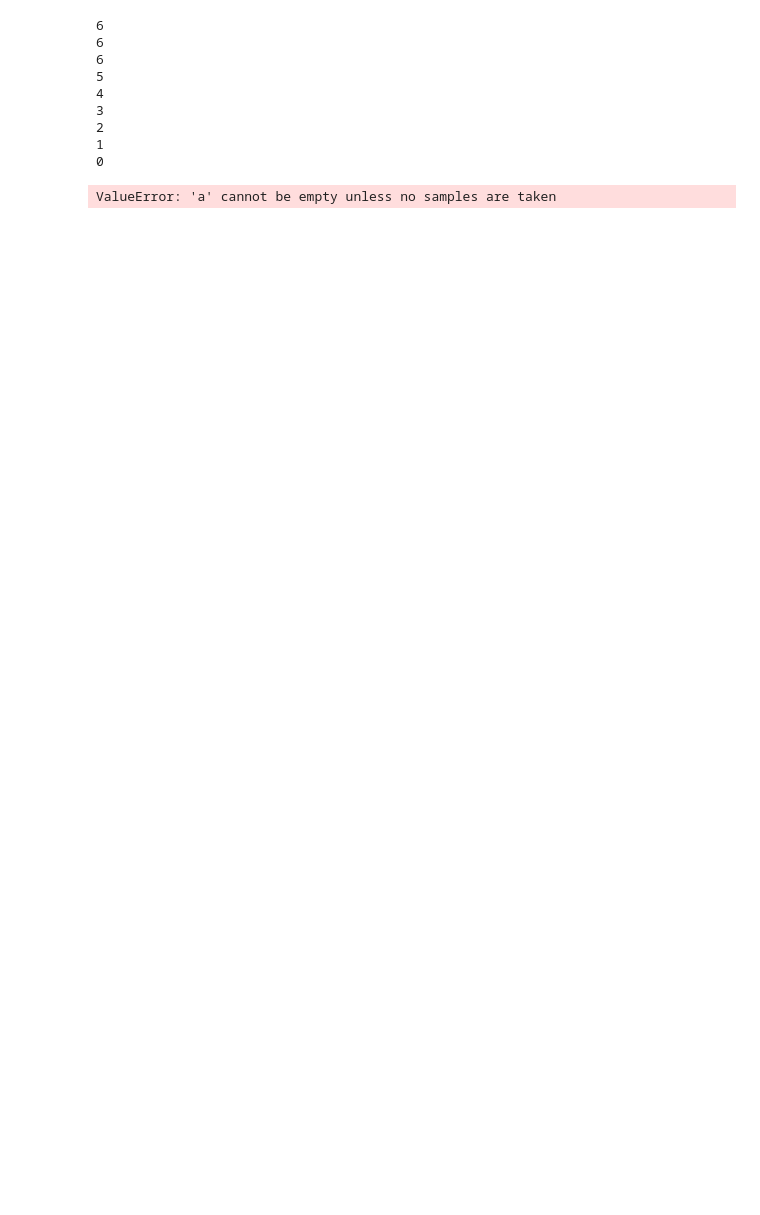
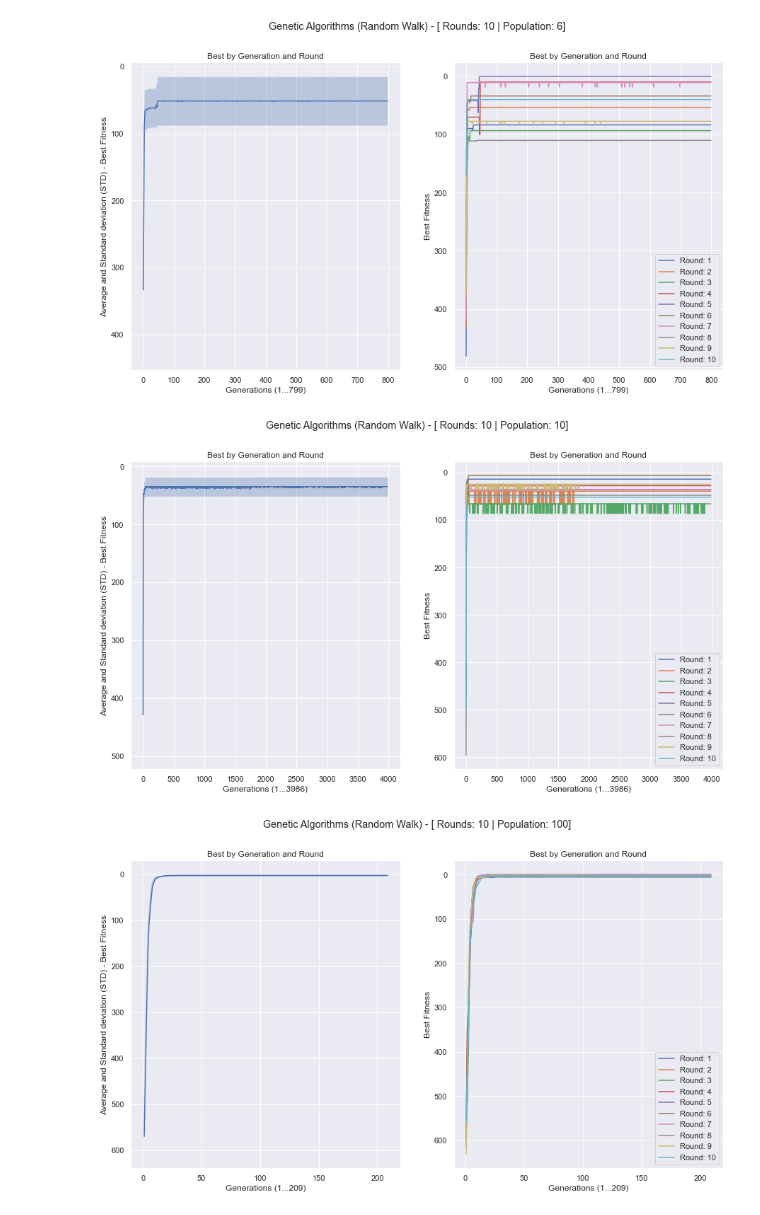
Before and after one commit to michelmontenegro/doctorWorks, a Jupyter notebook: ComputacaoEvolucionaria/Task 2/Work1/Work_1.ipynb, the cells around one changed output. Drawn from its saved outputs; the diff is of its cells as text; code cells hidden in the pictures; blank space fills up the shorter version.

```diff
--- a/ComputacaoEvolucionaria/Task 2/Work1/Work_1.ipynb
+++ b/ComputacaoEvolucionaria/Task 2/Work1/Work_1.ipynb
@@ -109,7 +105,8 @@ class Individuo():
 #Populacao
 #* Seleção: roleta, torneio, classificação/ranking, truncamento
 #* Reprodução: acasalamento, recombinação e mutação
-
+#-----
+#Nota: A população deve sempre ser um valor par, esta foi a regra que condicionei para facilitar a situação (Pop/2) fechar em par.
 class Populacao():
 
     #---------
@@ -143,24 +140,21 @@ class Populacao():
     def probably(self, chance):
         return npr.random() <= chance
 
-    def selectionReproduction(self):
-        parentsNewGenerations = []
-        halfSizePop =  math.floor(len(self.population)/2)
-        ringPop     = copy.deepcopy(self.population)
+    def selectionAndReproduction(self):
+        parentsWin  = []            #Individuos vencedores na Seleção/Cruzamento
+        parentsNewGenerations = []  #População final
 
-        for i in range(halfSizePop):                                #Só para até criar a nova população
-            parentsWin  = []
-            parents     = []                                         #Individuos vencedores do Torneio
-            # == Seleção (Torneio/Tournament) ==
-            #Pega dois pra competir 2x, resultando um casal
-            for t1 in range(0,2):
-                indTmp = npr.choice(ringPop)
-                individuo = copy.deepcopy(indTmp)
-                ringPop.remove(indTmp)
-                parents.append(individuo)
-                parentsWin.append(parents[0].selection(parents[1])) #Torneio: O de melhor fitness vence
+        # == Seleção ==
+        for i in range(0, 2):
+            #Mistura os individuos
+            npr.shuffle(self.population)
+            #Pega e em 2 para competir
+            for i in range(0, len(self.population), 2):
+                #Torneio: O de melhor fitness vence
+                parentsWin.append(self.population[i].selection(self.population[i+1]))
 
-            # == Cruzamento ==
+        # == Reprodução ==
+        for i in range(0, len(parentsWin), 2):
             # Testa se vai haver Cruzamento de Genes ou repetição
             if self.probably(self.chanceCrossover)==True:
                 #Cruzamento: Acasalamento
@@ -168,10 +162,10 @@ class Populacao():
                 novoIndividuoB = Individuo()
 
                 #Cruzamento: Recombinação e mutação
-                novoIndividuoA.crossoverGenesAndTestMutation(parentsWin[0], parentsWin[1])
+                novoIndividuoA.crossoverGenesAndTestMutation(parentsWin[i], parentsWin[i+1])
                 novoIndividuoA.calcFitness()
 
-                novoIndividuoB.crossoverGenesAndTestMutation(parentsWin[1], parentsWin[0])
+                novoIndividuoB.crossoverGenesAndTestMutation(parentsWin[i+1], parentsWin[i])
                 novoIndividuoB.calcFitness()
 
                 #Salva os novos individuos
@@ -181,8 +175,9 @@ class Populacao():
             #Os Genes dos pais passam para geração seguinte na integra
             else:
                 #Salva os novos individuos
-                parentsNewGenerations.append(parentsWin[0])
-                parentsNewGenerations.append(parentsWin[1])
+                parentsNewGenerations.append(copy.deepcopy(parentsWin[i]))
+                parentsNewGenerations.append(copy.deepcopy(parentsWin[i+1]))
+
         #Atualiza a nova população
         self.population = parentsNewGenerations
 
@@ -193,7 +188,6 @@ class Populacao():
         self.meanBestFitness        =  []
         self.stdBestFitness         =  []
         self.numMaxGenerations      =  []
-
 
         #N Rodadas.
         for i in range(0, self.rounds):
@@ -210,11 +204,12 @@ class Populacao():
                    self.createInitialPopulation()
                 else:
                     #Atualiza a população [Aplica Seleção e Reprodução (Cruzamento e Mutação)]
-                    self.selectionReproduction()
+                    self.selectionAndReproduction()
 
                 #-------------------
-                #Guarda o melhor Individuo
+                #Ordena a população
                 self.orderPopByFitness()
+                #Guarda o melhor Individuo desta Geração/Rodada
                 currentBestIndividuo = self.population[0]
 
                 #Gerencia aquantidade de gerações sem mudanças.
@@ -335,40 +330,33 @@ class Populacao():
         plotBestFitGenMeanStd.set_ylabel('Average and Standard deviation (STD) - Best Fitness')
         plotBestFitGenMeanStd.invert_yaxis()
 
         prefixFile = "R"+str(self.rounds) +"_P"+ str(self.sizePopulation)+"_"
 
         plt.legend()
         plt.show()
         fig.savefig(prefixFile+'resultPlot.png', dpi=300)
 
         # Salva em CSV (Separado por ";") indicando que os valores são Strings (%s)
         np.savetxt(prefixFile+"dataBestFitGenByRound.csv", self.bestFitnessByRoundAndGen(), delimiter =";", fmt ='%s')
         np.savetxt(prefixFile+"dataMeanStdBestFitGen.csv", self.meanStdBestFitGen(), delimiter =";", fmt ='%s')
 
     def meanStdBestFitGen(self):
         result = []
         result.append(["Std(Low)", *self.stdFitnessLow()])
         result.append(["Mean", *self.meanBestFitness])
         result.append(["Std(High)", *self.stdFitnessHigh()])
         result.insert(0, [" --- ", *self.stdCountGen()])
         return result
 
 pop = Populacao()
 #Executa o algoritmo com N Rodadas e M de População
 pop.runPopulation(10, 6)
 pop.showGraphMeanStdBestFitness()
 pop.runPopulation(10, 10)
 pop.showGraphMeanStdBestFitness()
 pop.runPopulation(10, 100)
 pop.showGraphMeanStdBestFitness()
 # %% [output]
-6
-6
-6
-5
-4
-3
-2
-1
-0
-ValueError: 'a' cannot be empty unless no samples are taken
+[figure, added]
+[figure, added]
+[figure, added]
```
Also changed, not shown: parts of 1 cell of this notebook, 9 other files.
